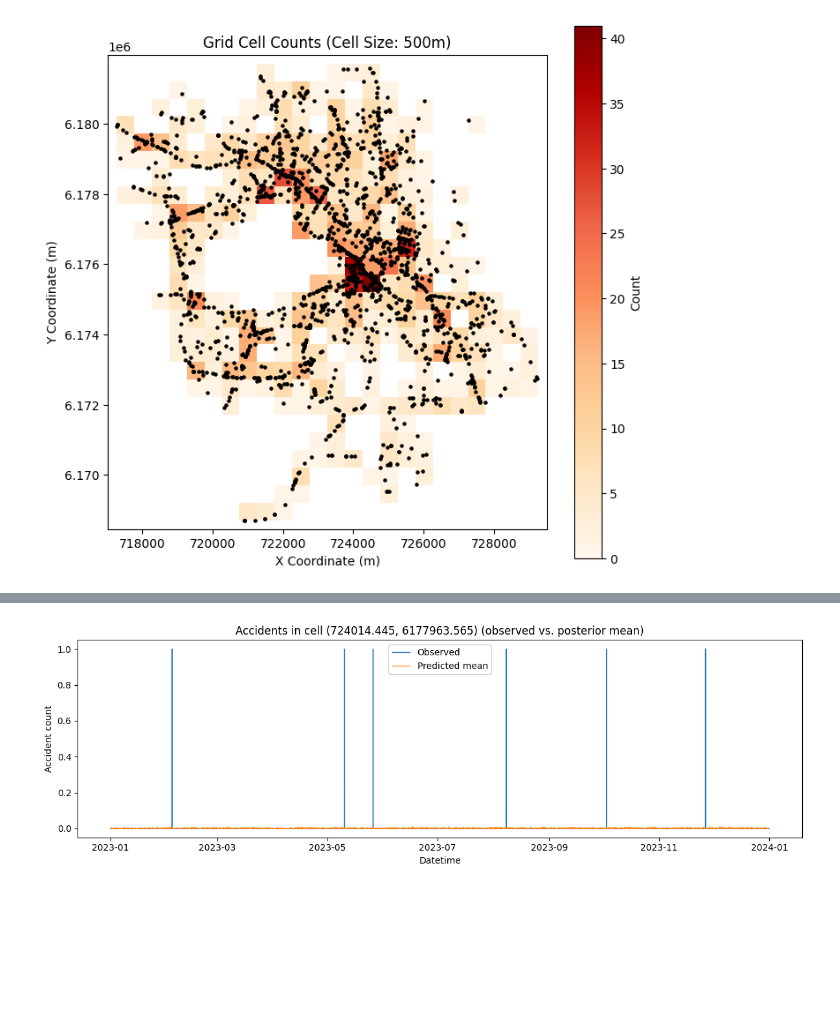
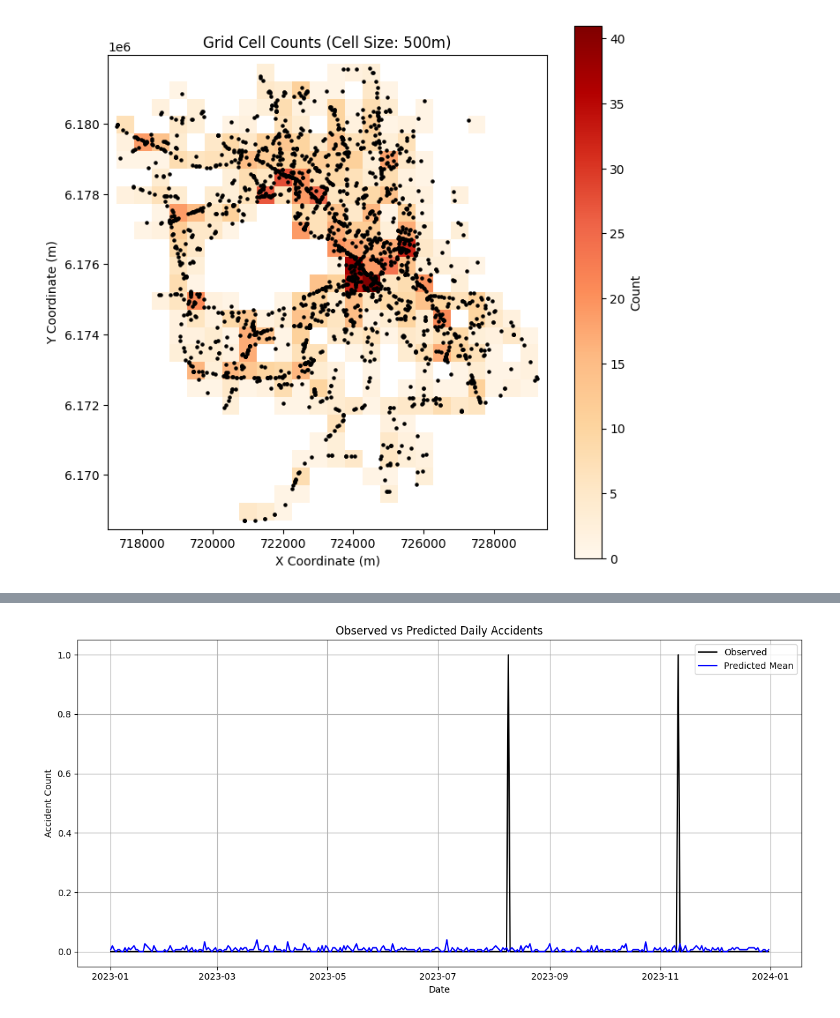
Before and after one commit to MadSoeDK/MBML-traffic-accidents, a Jupyter notebook: Mads/accident-modelling.ipynb, the cells around one changed output, grey strips where cells are left out. Drawn from its saved outputs; the diff is of its cells as text; code cells hidden in the pictures; blank space fills up the shorter version.

```diff
--- a/Mads/Data processing.ipynb
+++ b/Mads/accident-modelling.ipynb
@@ -269,45 +308,0 @@ for step in range(num_steps):
-# %%
-# Prediction...
-
-# we choose one cell to visualize
-cells = df.index.get_level_values('cell_id').unique().tolist()
-sample_cell = cells[179] # chose any cell
-
-# build the per-hour index & codes for that cell
-all_hours = pd.date_range("2023-01-01", "2023-12-31 23:00", freq="H")
-sub = (
-    df.xs(sample_cell, level="cell_id")
-      .reindex(all_hours, fill_value=0)
-      .rename_axis("datetime")
-      .rename(columns={"acc_count": "y"})
-)
-y_obs = torch.tensor(sub["y"].values, dtype=torch.long)
-hour_codes = torch.tensor(sub.index.hour.values, dtype=torch.long)
-
-# pass `cell_idx` as zeros since we’re always in the same cell
-cell_idx = torch.zeros_like(hour_codes)
-
-# posterior-predictive sampling
-predictive = Predictive(
-    poisson_model,
-    guide=guide,
-    num_samples=300,
-    return_sites=["obs"]
-)
-samples = predictive(cell_idx, hour_codes)["obs"]    # shape [300, len(all_hours)]
-
-# compute the posterior mean prediction
-y_pred_mean = samples.float().mean(0).numpy()
-
-# plot observed vs predicted
-plt.figure(figsize=(12, 4))
-plt.plot(sub.index, sub["y"],      label="Observed", linewidth=1)
-plt.plot(sub.index, y_pred_mean,   label="Predicted mean", linewidth=1)
-plt.xlabel("Datetime")
-plt.ylabel("Accident count")
-plt.title(f"Accidents in cell {sample_cell} (observed vs. posterior mean)")
-plt.legend()
-plt.tight_layout()
-plt.show()
-# %% [output]
-[figure, removed]
@@ -313,0 +322,21 @@ plt.show()
+# %%
+sample_cell_id = (717514.445, 6177963.565)  # pick one cell
+mask = df.index.get_level_values("cell_id") == sample_cell_id
+
+dates = df.index.get_level_values("datetime")[mask]
+observed = y_obs_tensor[mask].numpy()
+y_pred_samples_cell = mcmc_samples[:, mask].mean(0)  # shape: [num_samples, N_days_cell]
+
+# Plot
+plt.figure(figsize=(12, 6))
+plt.plot(dates, observed, label="Observed", color='black')
+plt.plot(dates, y_pred_samples_cell, label="Predicted Mean", color='blue')
+plt.title("Observed vs Predicted Daily Accidents")
+plt.xlabel("Date")
+plt.ylabel("Accident Count")
+plt.grid(True)
+plt.legend()
+plt.tight_layout()
+plt.show()
+# %% [output]
+[figure, added]
```
Also changed, not shown: parts of 18 cells of this notebook.
